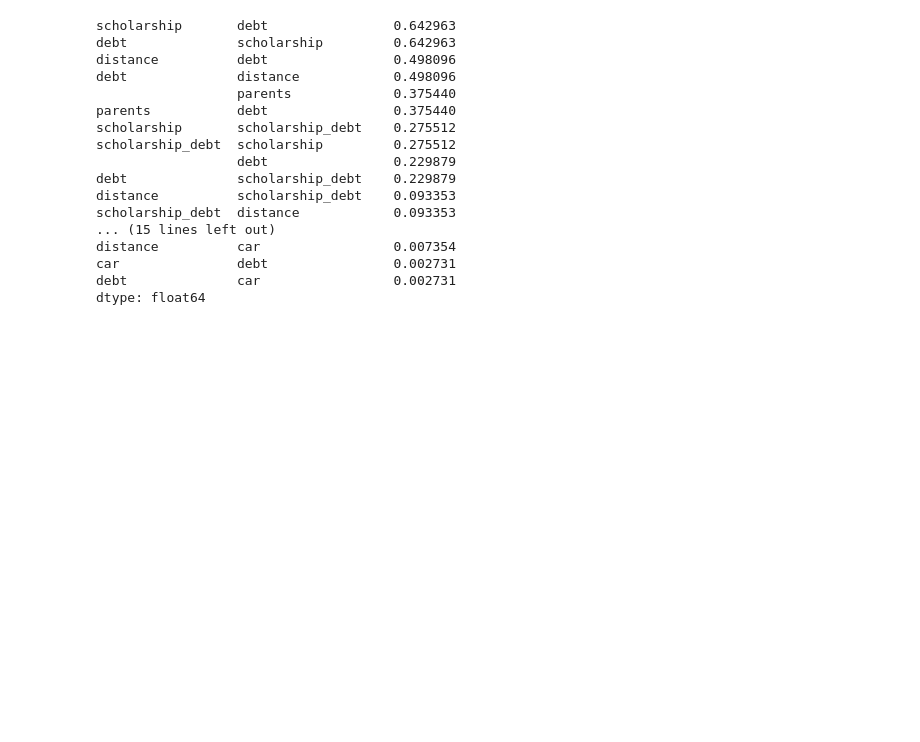
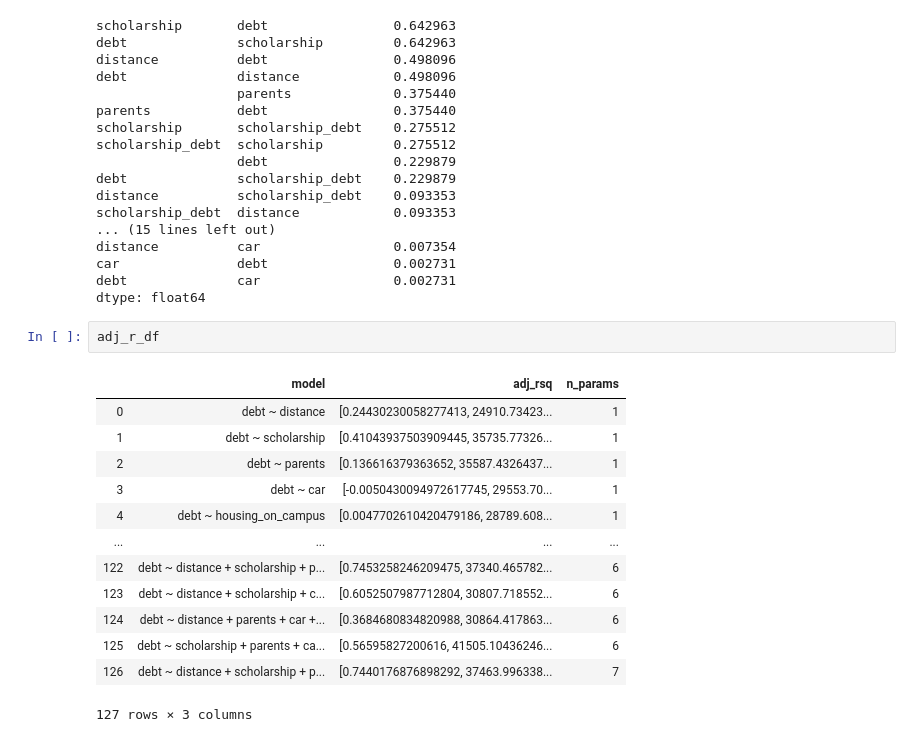
Before and after one commit to despresj/pythonChallenges, a Jupyter notebook: pandas/student_debt.ipynb, the cells around one changed output. Drawn from its saved outputs; the diff is of its cells as text; blank space fills up the shorter version.

```diff
--- a/pandas/student_debt.ipynb
+++ b/pandas/student_debt.ipynb
@@ -125,3 +178,19 @@ distance          car                 0.007354
 car               debt                0.002731
 debt              car                 0.002731
 dtype: float64
+# %%
+adj_r_df
+# %% [output]
+|  | model | adj_rsq | n_params |
+| 0 | debt ~ distance | [0.24430230058277413, 24910.73423... | 1 |
+| 1 | debt ~ scholarship | [0.41043937503909445, 35735.77326... | 1 |
+| 2 | debt ~ parents | [0.136616379363652, 35587.4326437... | 1 |
+| 3 | debt ~ car | [-0.0050430094972617745, 29553.70... | 1 |
+| 4 | debt ~ housing_on_campus | [0.0047702610420479186, 28789.608... | 1 |
+| ... | ... | ... | ... |
+| 122 | debt ~ distance + scholarship + p... | [0.7453258246209475, 37340.465782... | 6 |
+| 123 | debt ~ distance + scholarship + c... | [0.6052507987712804, 30807.718552... | 6 |
+| 124 | debt ~ distance + parents + car +... | [0.3684680834820988, 30864.417863... | 6 |
+| 125 | debt ~ scholarship + parents + ca... | [0.56595827200616, 41505.10436246... | 6 |
+| 126 | debt ~ distance + scholarship + p... | [0.7440176876898292, 37463.996338... | 7 |
+127 rows × 3 columns
```
Also changed, not shown: parts of 11 cells of this notebook.
